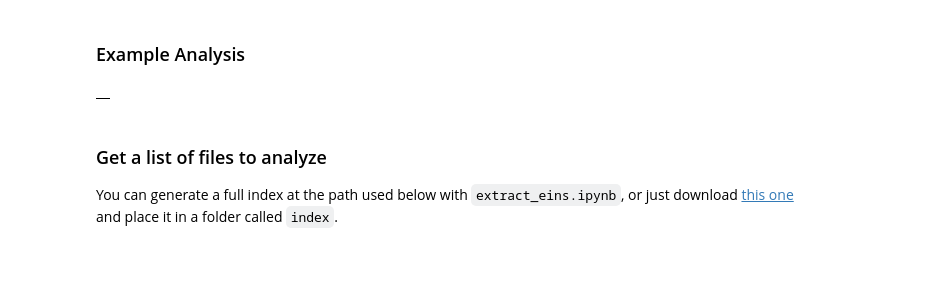
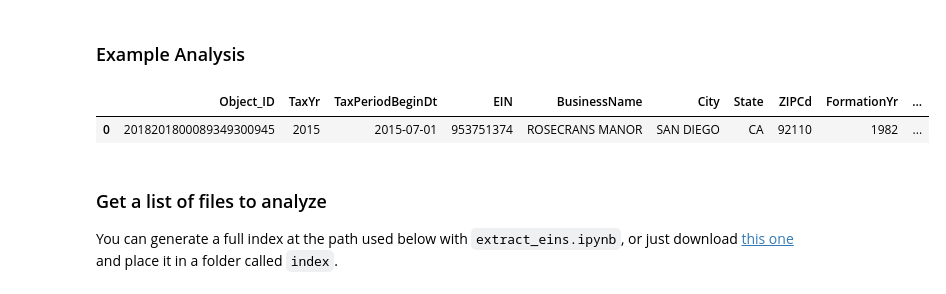
Before and after one commit to ethantenison/Impact_Capital, a Jupyter notebook: notebooks/990master.ipynb, the cells around one changed output. Drawn from its saved outputs; the diff is of its cells as text; code cells hidden in the pictures; blank space fills up the shorter version.

Commit message:
adding admin

```diff
--- a/notebooks/990master.ipynb
+++ b/notebooks/990master.ipynb
@@ -180,7 +180,7 @@ def analyze_one(path):
     CYTotalExpensesAmt = get_field(return_data, ['CYTotalExpensesAmt'], 0)
 
     #TotalFunctionalExpensesGrp, ProgramServicesAmt
-    TotalFunctionExpenses_ProgramServicesAmt = get_field(return_data, ['TotalFunctionalExpensesGrp', 'ProgramServiceAmt'], 0)
+    TotalFunctionExpenses_ProgramServicesAmt = get_field(return_data, ['TotalFunctionalExpensesGrp', 'ProgramServicesAmt'], 0)
 
     #TotalFunctionalExpensesGrp, ManagementAndGeneralAmt
     TotalFunctionExpenses_ManagementAndGeneralAmt = get_field(return_data, ['TotalFunctionalExpensesGrp', 'ManagementAndGeneralAmt'], 0)
@@ -242,7 +242,8 @@ def analyze_one(path):
 
 
     return_list = [[formation_year, legal_dom, related, gov_grants,fed_camp,membership,fundraising, NoncashContributionsAmt,all_other, total_contri,
-                          program_service_rev, CY_investment_income,CYOtherRevenueAmt, CYTotalRevenueAmt,CYTotalExpensesAmt,CYRevenuesLessExpensesAmt,
+                          program_service_rev, CY_investment_income,CYOtherRevenueAmt, CYTotalRevenueAmt,CYTotalExpensesAmt,
+                            TotalFunctionExpenses_ProgramServicesAmt, TotalFunctionExpenses_ManagementAndGeneralAmt, CYRevenuesLessExpensesAmt,
                           TotalAssetsEOYAmt,TotalLiabilitiesEOYAmt,NetAssetsOrFundBalancesEOYAmt,ActivityOrMissionDesc, descri, corp_ind,
                         TypeOfOrganizationTrustInd, TypeOfOrganizationAssocInd, TypeOfOrganizationOtherInd, SchoolOperatingInd, OperateHospitalInd,
                          AddressChangeInd, InitialReturnInd,AmendedReturnInd, FinalReturnInd, TerminateOperationsInd,schedule0]]
@@ -250,7 +251,9 @@ def analyze_one(path):
     return_df = pd.DataFrame(return_list, columns = ['FormationYr', 'LegalDomicileStateCd','RelatedOrganizationsAmt','GovernmentGrantsAmt',
                                                                  'FederatedCampaignsAmt','MembershipDuesAmt','FundraisingAmt','NoncashContributionsAmt',
                                                                  'AllOtherContributionsAmt','TotalContributionsAmt','TotalProgramServiceRevenueAmt','CYInvestmentIncomeAmt',
-                                                                 'CYOtherRevenueAmt','CYTotalRevenueAmt','CYTotalExpensesAmt','CYRevenuesLessExpensesAmt','TotalAssetsEOYAmt',
+                                                                 'CYOtherRevenueAmt','CYTotalRevenueAmt','CYTotalExpensesAmt',
+                                                                 'TotalFunctionExpenses_ProgramServicesAmt', 'TotalFunctionExpenses_ManagementAndGeneralAmt',
+                                                                 'CYRevenuesLessExpensesAmt','TotalAssetsEOYAmt',
                                                                  'TotalLiabilitiesEOYAmt','NetAssetsOrFundBalancesEOYAmt',
                                                                  'ActivityOrMissionDesc','MissionDesc','TypeOfOrganizationCorpInd','TypeOfOrganizationTrustInd','TypeOfOrganizationAssocInd',
                                                                  'TypeOfOrganizationOtherInd','SchoolOperatingInd',
@@ -268,12 +271,14 @@ def analyze_one(path):
 ### Example Analysis
 # %%
 df = pd.DataFrame([])
+pd.options.display.max_columns = None
 
-one_row = analyze_one('C:/Users/Administrator/Desktop/irs_2017/201743569349100404_public.xml')
+one_row = analyze_one('C:/Users/Administrator/Desktop/irs_2018/201800089349300945_public.xml')
 df = df.append(one_row)
 df
 # %% [output]
-|  |
+|  | Object_ID | TaxYr | TaxPeriodBeginDt | EIN | BusinessName | City | State | ZIPCd | FormationYr | ... |
+| 0 | 2018201800089349300945 | 2015 | 2015-07-01 | 953751374 | ROSECRANS MANOR | SAN DIEGO | CA | 92110 | 1982 | ... |
 # %% [markdown]
 ### Get a list of files to analyze
 You can generate a full index at the path used below with `extract_eins.ipynb`, or just download [this one](https://www.dropbox.com/s/237lcs9dcmqzjug/full_index.csv?dl=0) and place it in a folder called `index`.
```
Also changed, not shown: parts of 2 cells of this notebook.
